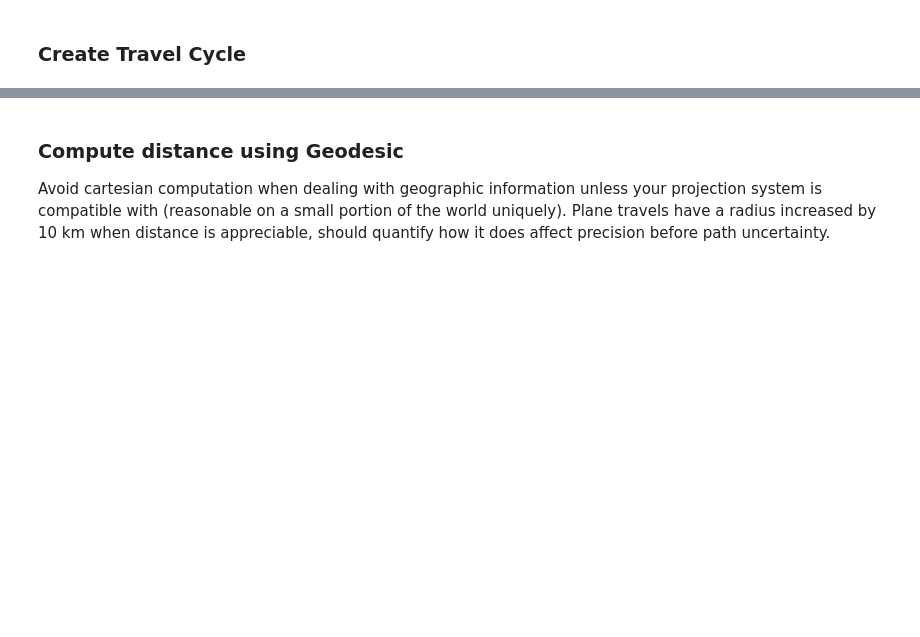
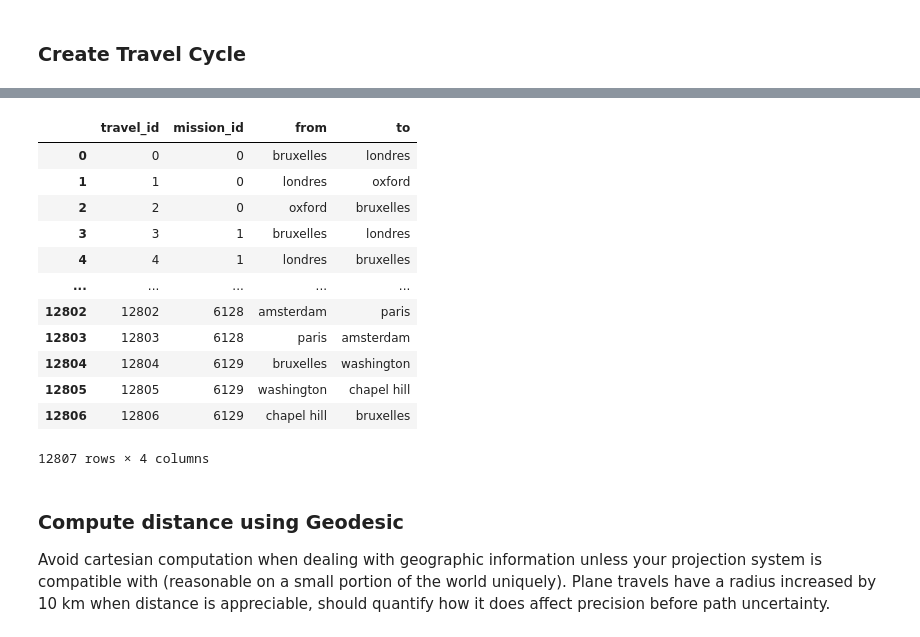
Before and after one commit to jlandercy/cookbook, a Jupyter notebook: python/api/SEM/BEP/01_Missions_Conditioning.ipynb, the cells around one changed output, grey strips where cells are left out. Drawn from its saved outputs; the diff is of its cells as text; code cells hidden in the pictures; blank space fills up the shorter version.

Commit message:
Travel Cycle working on Missions

```diff
--- a/python/api/SEM/BEP/01_Missions_Conditioning.ipynb
+++ b/python/api/SEM/BEP/01_Missions_Conditioning.ipynb
@@ -108,4 +128,5 @@ citygc.to_pickle('geocoded.pickle')
 ### Create Travel Cycle
 # %%
 travels = df.groupby("mission_id").agg({'from_city': 'first', 'dest_city': list}, default='first')
+travels = travels.reset_index().rename(columns={'from_city': 'from', 'dest_city': 'to'}).dropna()
 travels
@@ -112,3 +147,25 @@ travels
+# %%
+travels['chain'] = travels.apply(lambda x: [x['from']] + x['to'] + [x['from']], axis=1)
+travels = travels.explode('chain')
+travels['end'] = travels.groupby("mission_id")["chain"].shift(-1)
+travels = travels.dropna(subset=['end']).reset_index(drop=True).reset_index().rename(columns={'index': 'travel_id'})
+travels = travels.drop(['from', 'to'], axis=1).rename(columns={'chain': 'from', 'end': 'to'})
+# %%
+travels
+# %% [output]
+|  | travel_id | mission_id | from | to |
+| 0 | 0 | 0 | bruxelles | londres |
+| 1 | 1 | 0 | londres | oxford |
+| 2 | 2 | 0 | oxford | bruxelles |
+| 3 | 3 | 1 | bruxelles | londres |
+| 4 | 4 | 1 | londres | bruxelles |
+| ... | ... | ... | ... | ... |
+| 12802 | 12802 | 6128 | amsterdam | paris |
+| 12803 | 12803 | 6128 | paris | amsterdam |
+| 12804 | 12804 | 6129 | bruxelles | washington |
+| 12805 | 12805 | 6129 | washington | chapel hill |
+| 12806 | 12806 | 6129 | chapel hill | bruxelles |
+12807 rows × 4 columns
 # %% [markdown]
 ### Compute distance using Geodesic
 
```
Also changed, not shown: parts of 8 cells of this notebook, 2 other files.
